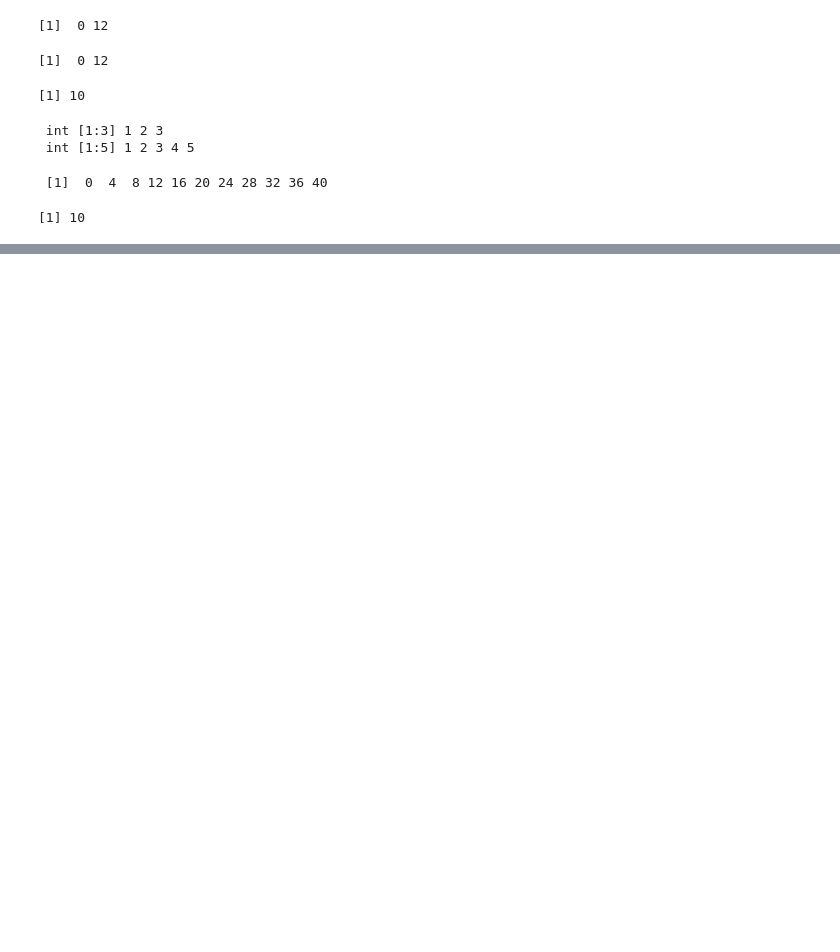
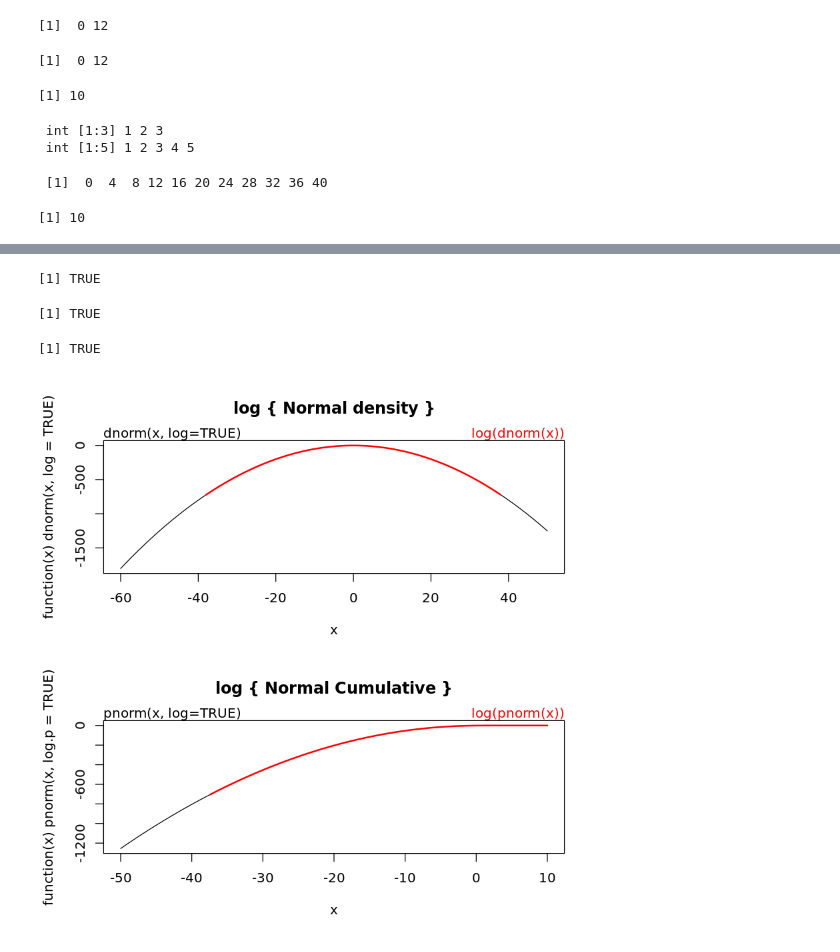
Before and after one commit to mh4nx7net/PracticeR, a Jupyter notebook: Ilmu-Data/Training Pemrograman R - Sesi 6.ipynb, the cells around one changed output, grey strips where cells are left out. Cells and saved outputs as stored; diff of their text form; code cells hidden in the pictures; blank space fills up the shorter version.

```diff
--- a/Ilmu-Data/Training Pemrograman R - Sesi 6.ipynb
+++ b/Ilmu-Data/Training Pemrograman R - Sesi 6.ipynb
@@ -159,0 +222,34 @@ displayP3 <- function(){
+# %%
+require(graphics)
+
+dnorm(0) == 1/sqrt(2*pi)
+dnorm(1) == exp(-1/2)/sqrt(2*pi)
+dnorm(1) == 1/sqrt(2*pi*exp(1))
+
+## Using "log = TRUE" for an extended range :
+par(mfrow = c(2,1))
+plot(function(x) dnorm(x, log = TRUE), -60, 50,
+     main = "log { Normal density }")
+curve(log(dnorm(x)), add = TRUE, col = "red", lwd = 2)
+mtext("dnorm(x, log=TRUE)", adj = 0)
+mtext("log(dnorm(x))", col = "red", adj = 1)
+
+plot(function(x) pnorm(x, log.p = TRUE), -50, 10,
+     main = "log { Normal Cumulative }")
+curve(log(pnorm(x)), add = TRUE, col = "red", lwd = 2)
+mtext("pnorm(x, log=TRUE)", adj = 0)
+mtext("log(pnorm(x))", col = "red", adj = 1)
+
+## if you want the so-called 'error function'
+erf <- function(x) 2 * pnorm(x * sqrt(2)) - 1
+## (see Abramowitz and Stegun 29.2.29)
+## and the so-called 'complementary error function'
+erfc <- function(x) 2 * pnorm(x * sqrt(2), lower = FALSE)
+## and the inverses
+erfinv <- function (x) qnorm((1 + x)/2)/sqrt(2)
+erfcinv <- function (x) qnorm(x/2, lower = FALSE)/sqrt(2)
+# %% [output]
+[1] TRUE
+[1] TRUE
+[1] TRUE
+[figure, added]
```
Also changed, not shown: parts of 9 cells of this notebook.
